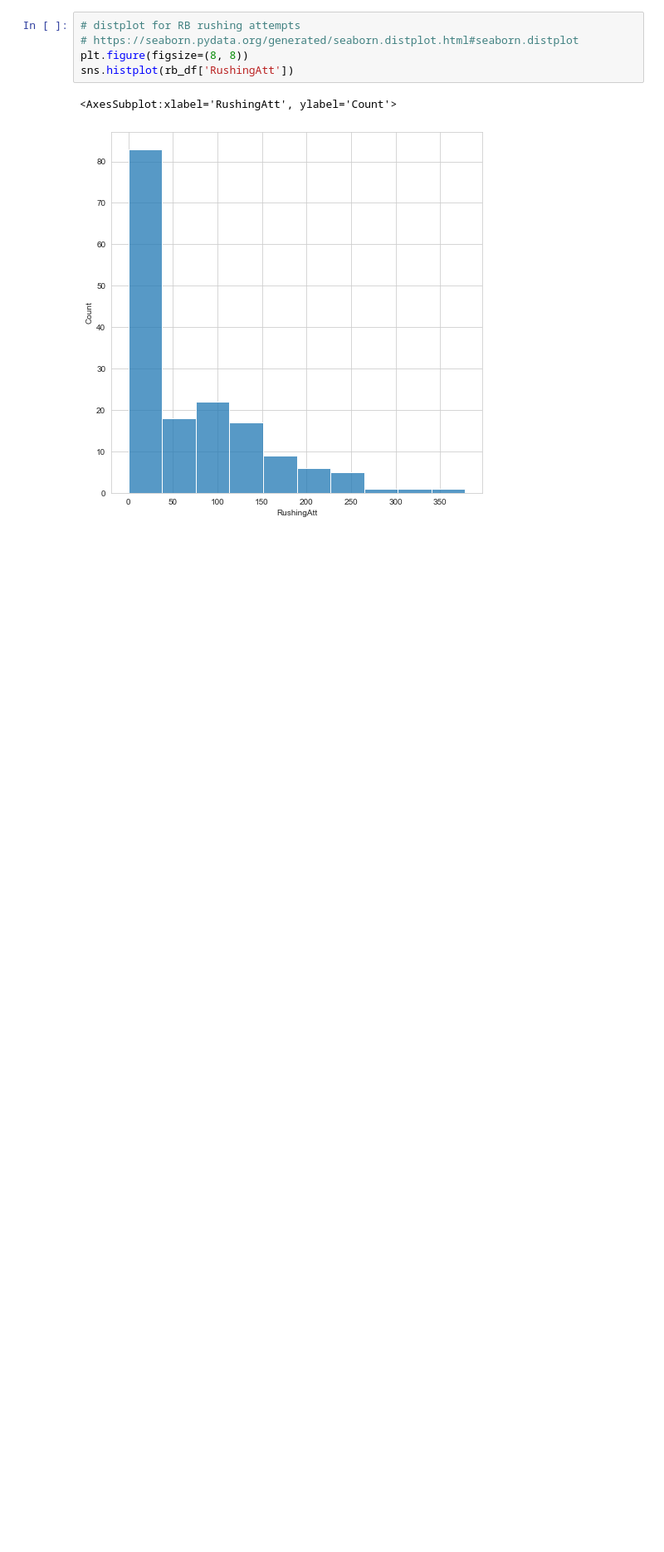
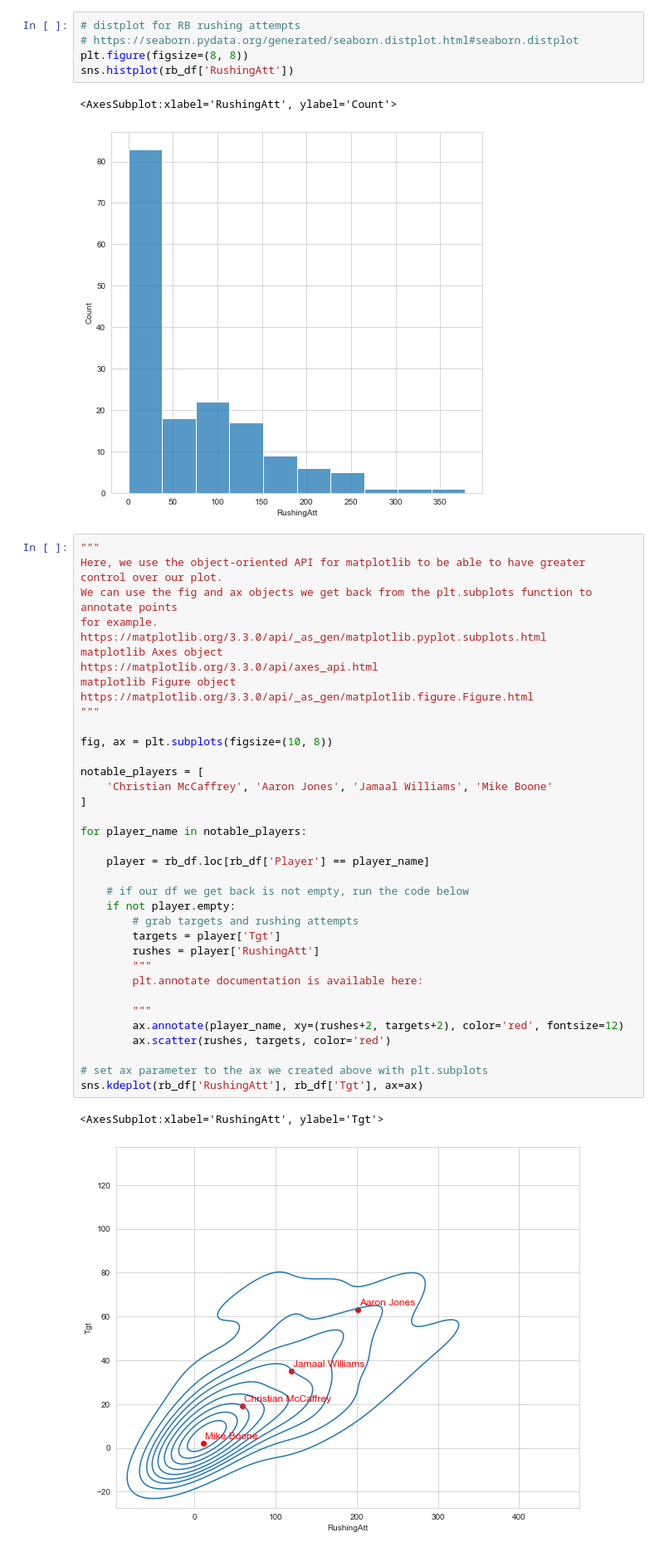
Before and after one commit to AlexanderCrisler/Data-Science-Final-Project, a Jupyter notebook: seaborn_vis.ipynb, the cells around one changed output. Shown at 83% size. Saved outputs shown, nothing was run; the diff lists cells and outputs as text; blank space fills up the shorter version.

```diff
--- a/seaborn_vis.ipynb
+++ b/seaborn_vis.ipynb
@@ -142,3 +142,43 @@ sns.histplot(rb_df['RushingAtt'])
 # %% [output]
 <AxesSubplot:xlabel='RushingAtt', ylabel='Count'>
 [figure]
+# %%
+"""
+Here, we use the object-oriented API for matplotlib to be able to have greater
+control over our plot.
+We can use the fig and ax objects we get back from the plt.subplots function to annotate points
+for example.
+https://matplotlib.org/3.3.0/api/_as_gen/matplotlib.pyplot.subplots.html
+matplotlib Axes object
+https://matplotlib.org/3.3.0/api/axes_api.html
+matplotlib Figure object
+https://matplotlib.org/3.3.0/api/_as_gen/matplotlib.figure.Figure.html
+"""
+
+fig, ax = plt.subplots(figsize=(10, 8))
+
+notable_players = [
+    'Christian McCaffrey', 'Aaron Jones', 'Jamaal Williams', 'Mike Boone'
+]
+
+for player_name in notable_players:
+
+    player = rb_df.loc[rb_df['Player'] == player_name]
+
+    # if our df we get back is not empty, run the code below
+    if not player.empty:
+        # grab targets and rushing attempts
+        targets = player['Tgt']
+        rushes = player['RushingAtt']
+        """
+        plt.annotate documentation is available here:
+
+        """
+        ax.annotate(player_name, xy=(rushes+2, targets+2), color='red', fontsize=12)
+        ax.scatter(rushes, targets, color='red')
+
+# set ax parameter to the ax we created above with plt.subplots
+sns.kdeplot(rb_df['RushingAtt'], rb_df['Tgt'], ax=ax)
+# %% [output]
+<AxesSubplot:xlabel='RushingAtt', ylabel='Tgt'>
+[figure, added]
```
Also changed, not shown: parts of 14 cells of this notebook, 4 other files.
